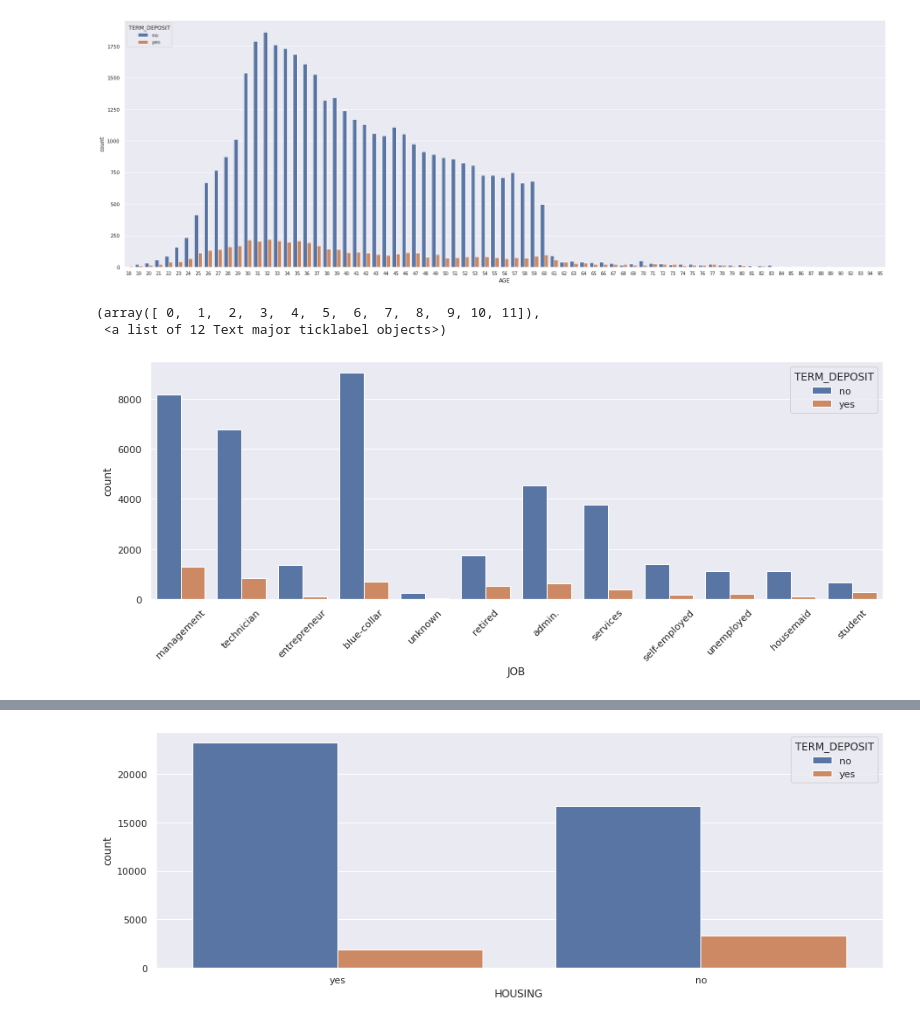
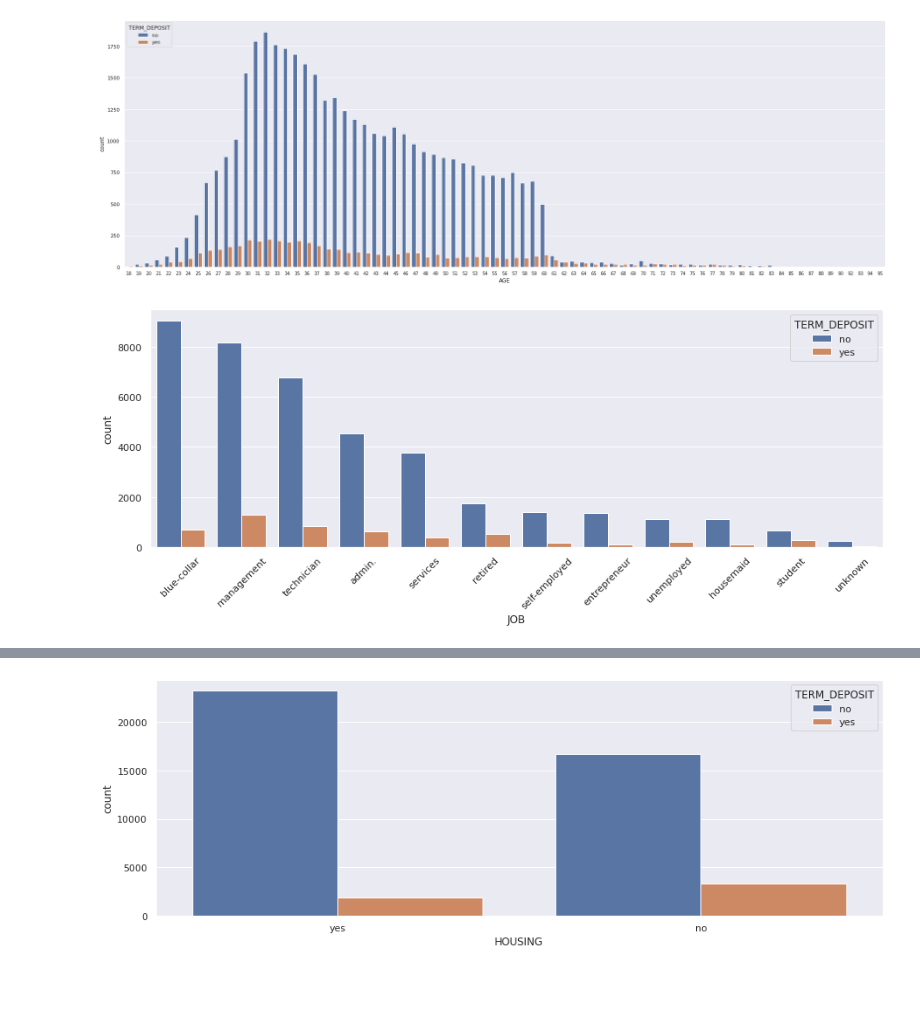
Before and after one commit to baotramduong/Bank-Term-Deposit-Marketing-Strategy-with-Automatic-Machine-Learning-H2OAutoML, a Jupyter notebook: Notebook.ipynb, the cells around one changed output, grey strips where cells are left out. Cells and saved outputs as stored; diff of their text form; code cells hidden in the pictures; blank space fills up the shorter version.

```diff
--- a/Notebook.ipynb
+++ b/Notebook.ipynb
@@ -327,12 +315,10 @@ plt.xticks(fontsize=10);
 [figure]
 # %%
 plt.figure(figsize = (15, 5))
-sns.countplot(x="JOB", hue='TERM_DEPOSIT', data=df)
+sns.countplot(x="JOB", hue='TERM_DEPOSIT', data=df, order = df['JOB'].value_counts().index)
 plt.xticks(rotation = 45);
 # %% [output]
-(array([ 0,  1,  2,  3,  4,  5,  6,  7,  8,  9, 10, 11]),
- <a list of 12 Text major ticklabel objects>)
-[figure, old version]
+[figure, new version]
 # %%
 plt.figure(figsize = (15, 5))
 sns.countplot(x="MARITAL", hue='TERM_DEPOSIT', data=df);
```
Also changed, not shown: parts of 27 cells of this notebook.
